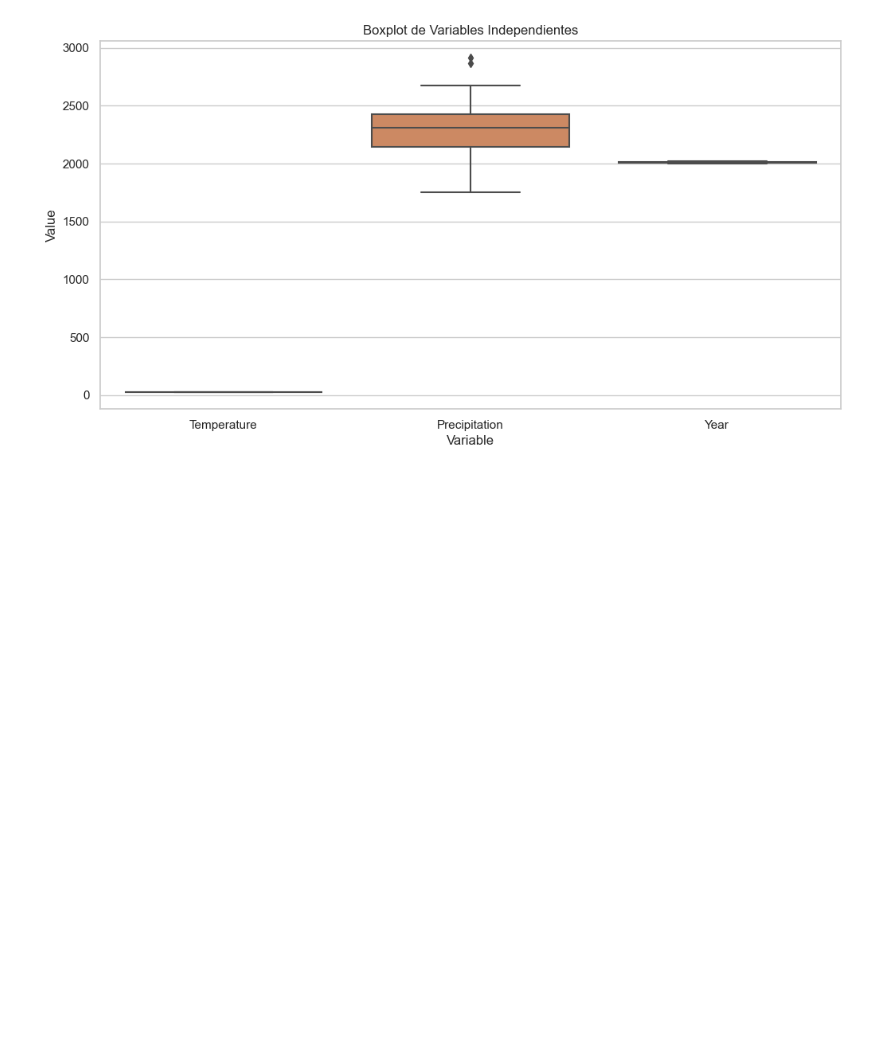
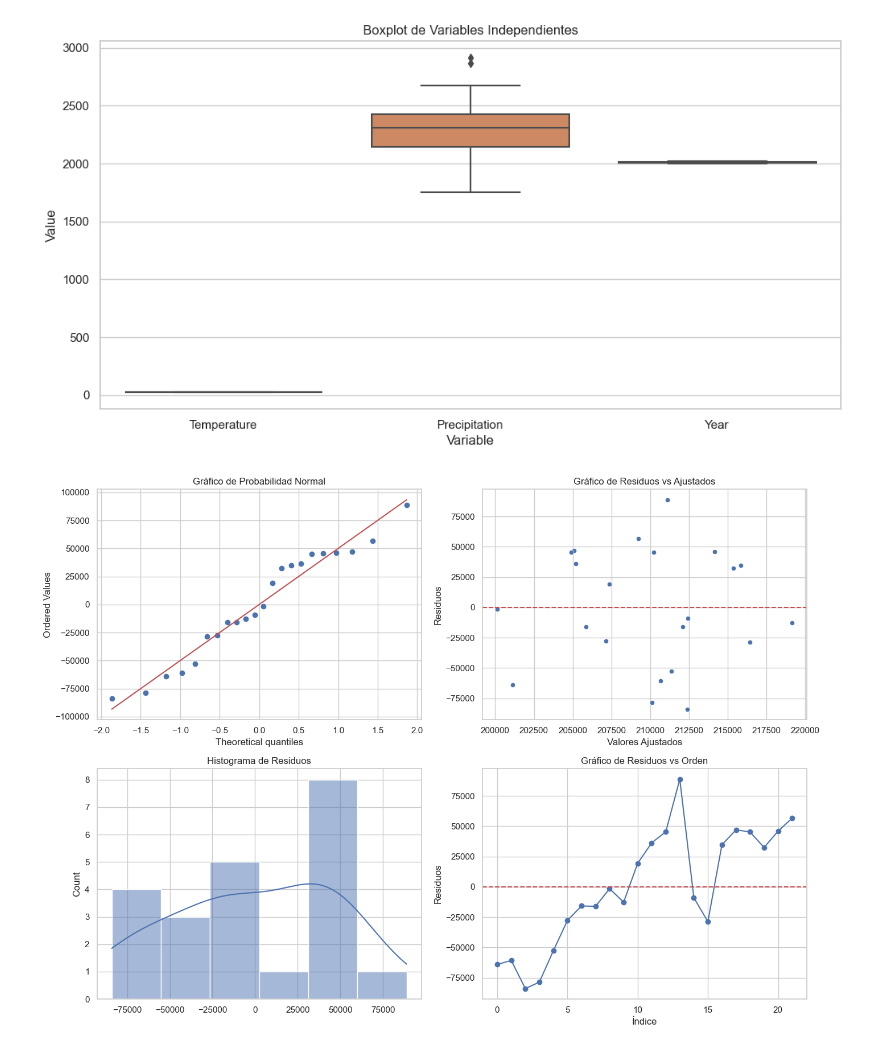
Before and after one commit to jalmengor/experimental-design-project, a Jupyter notebook: experimento.ipynb, the cells around one changed output. Saved outputs shown, nothing was run; the diff lists cells and outputs as text; code cells hidden in the pictures; blank space fills up the shorter version.

Commit message:
creados los gráficos de residuos

```diff
--- a/experimento.ipynb
+++ b/experimento.ipynb
@@ -702,3 +706,41 @@ plt.show()
 # %% [output]
 [figure]
 [figure]
+# %%
+# Obtener los residuos del modelo
+
+# Obtener los residuos del modelo
+residuals = model.resid
+fitted = model.fittedvalues
+
+# Crear los gráficos de residuos
+
+# Gráfico de probabilidad normal
+fig, ax = plt.subplots(2, 2, figsize=(14, 10))
+
+stats.probplot(residuals, dist="norm", plot=ax[0, 0])
+ax[0, 0].set_title('Gráfico de Probabilidad Normal')
+
+# Gráfico de versus fit
+sns.scatterplot(x=fitted, y=residuals, ax=ax[0, 1])
+ax[0, 1].axhline(y=0, color='r', linestyle='--')
+ax[0, 1].set_title('Gráfico de Residuos vs Ajustados')
+ax[0, 1].set_xlabel('Valores Ajustados')
+ax[0, 1].set_ylabel('Residuos')
+
+# Gráfico de histograma
+sns.histplot(residuals, kde=True, ax=ax[1, 0])
+ax[1, 0].set_title('Histograma de Residuos')
+
+# Gráfico de versus order
+sns.scatterplot(x=range(len(residuals)), y=residuals, ax=ax[1, 1])
+ax[1, 1].plot(range(len(residuals)), residuals, linestyle='-', marker='o', color='b')
+ax[1, 1].axhline(y=0, color='r', linestyle='--')
+ax[1, 1].set_title('Gráfico de Residuos vs Orden')
+ax[1, 1].set_xlabel('Índice')
+ax[1, 1].set_ylabel('Residuos')
+
+plt.tight_layout()
+plt.show()
+# %% [output]
+[figure, added]
```
Also changed, not shown: parts of 2 cells of this notebook, 1 other file.
